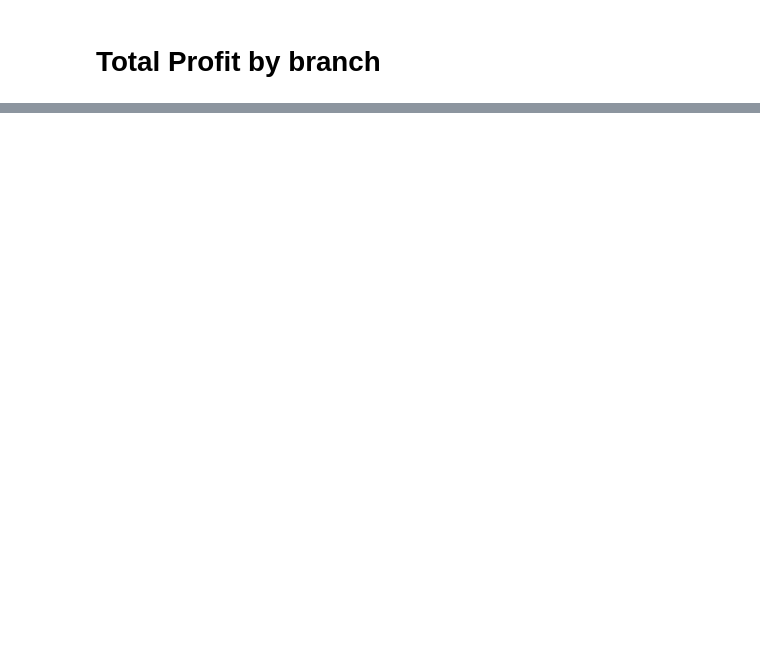
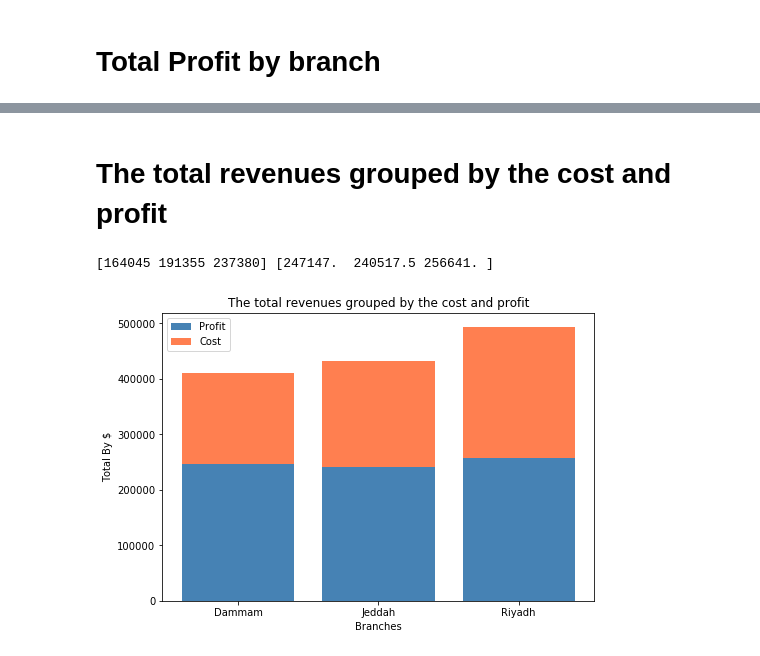
Before and after one commit to Hala-Alsouly/Theatre, a Jupyter notebook: Theatres.ipynb, the cells around one changed output, grey strips where cells are left out. Drawn from its saved outputs; the diff is of its cells as text; code cells hidden in the pictures; blank space fills up the shorter version.

```diff
--- a/Theatres.ipynb
+++ b/Theatres.ipynb
@@ -515,0 +519,19 @@ totalProfitByBranch.plot.area()
+# %% [markdown]
+# The total revenues grouped by the cost and profit
+# %%
+c= np.array(totalCostByBranch[["Cost"]]).flatten()
+p=np.array(totalProfitByBranch)
+print(c,p)
+ind = ['Dammam', 'Jeddah', 'Riyadh']
+fig = plt.figure()
+ax = fig.add_axes([0,0,1,1])
+ax.bar(ind, p, color='steelblue')
+ax.bar(ind, c, bottom=p, color='coral')
+ax.set_ylabel('Total By $')
+ax.set_xlabel('Branches')
+ax.set_title('The total revenues grouped by the cost and profit')
+ax.legend(labels=['Profit', 'Cost'])
+plt.show()
+# %% [output]
+[164045 191355 237380] [247147.  240517.5 256641. ]
+[figure, added]
```
Also changed, not shown: parts of 12 cells of this notebook.
